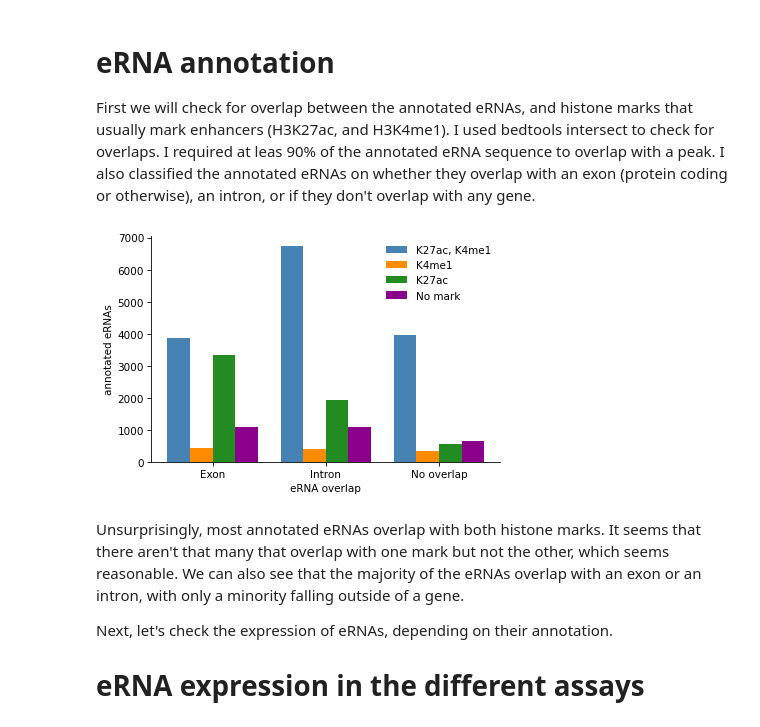
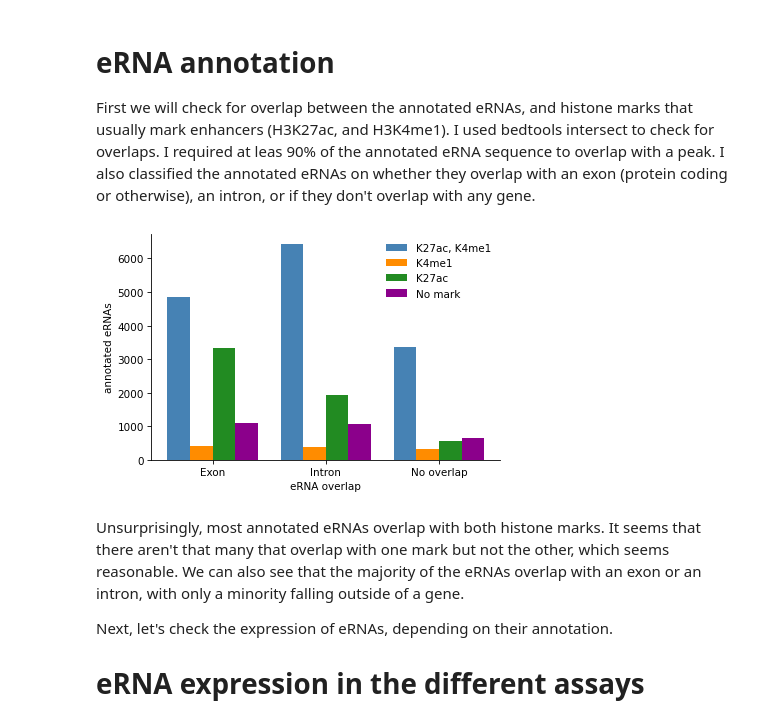
Before and after one commit to bfairkun/ChromatinSplicingQTLs, a Jupyter notebook: analysis/eRNA.ipynb, the cells around one changed output. Cells and saved outputs as stored; diff of their text form; code cells hidden in the pictures.

```diff
--- a/analysis/eRNA.ipynb
+++ b/analysis/eRNA.ipynb
@@ -49,46 +49,47 @@ eRNA_intronOverlap = pd.read_csv('eRNA.Introns.Overlap.bed', sep='\t',
 
 eRNA_ac = pd.read_csv('eRNA.h3k27ac.bed', sep='\t', index_col=3, names = ['chrom', 'start', 'end'])
 eRNA_me = pd.read_csv('eRNA.h3k4me1.bed', sep='\t', index_col=3, names = ['chrom', 'start', 'end'])
+eRNA_o = pd.read_csv('eRNA.overpeaks.bed', sep='\t', index_col=3, names = ['chrom', 'start', 'end'])
 # %% [markdown]
 # eRNA annotation
 
 First we will check for overlap between the annotated eRNAs, and histone marks that usually mark enhancers (H3K27ac, and H3K4me1). I used bedtools intersect to check for overlaps. I required at leas 90% of the annotated eRNA sequence to overlap with a peak. I also classified the annotated eRNAs on whether they overlap with an exon (protein coding or otherwise), an intron, or if they don't overlap with any gene.
 # %%
 x = np.arange(3)
-y1 = [len(eRNA_exon.index.intersection(eRNA_ac.index).intersection(eRNA_me.index)),
-      len(eRNA_intron.index.intersection(eRNA_ac.index).intersection(eRNA_me.index)),
-      len(eRNA_noGene.index.intersection(eRNA_ac.index).intersection(eRNA_me.index))
+y1 = [len(eRNA_exon.index.intersection(eRNA_o.index)),
+      len(eRNA_intron.index.intersection(eRNA_o.index)),
+      len(eRNA_noGene.index.intersection(eRNA_o.index))
      ]
 y2 = [len(eRNA_exon.index.difference(eRNA_ac.index).intersection(eRNA_me.index)),
       len(eRNA_intron.index.difference(eRNA_ac.index).intersection(eRNA_me.index)),
       len(eRNA_noGene.index.difference(eRNA_ac.index).intersection(eRNA_me.index))
      ]
 y3 = [len(eRNA_exon.index.intersection(eRNA_ac.index).difference(eRNA_me.index)),
       len(eRNA_intron.index.intersection(eRNA_ac.index).difference(eRNA_me.index)),
       len(eRNA_noGene.index.intersection(eRNA_ac.index).difference(eRNA_me.index))
      ]
 y4 = [len(eRNA_exon.index.difference(eRNA_ac.index).difference(eRNA_me.index)),
       len(eRNA_intron.index.difference(eRNA_ac.index).difference(eRNA_me.index)),
       len(eRNA_noGene.index.difference(eRNA_ac.index).difference(eRNA_me.index))
      ]
 width = 0.2
 
 fig, ax = plt.subplots(dpi=75)
 ax.bar(x-0.3, y1, width, color='steelblue')
 ax.bar(x-0.1, y2, width, color='darkorange')
 ax.bar(x+0.1, y3, width, color='forestgreen')
 ax.bar(x+0.3, y4, width, color='darkmagenta')
 
 ax.set_xticks(x)
 ax.set_xticklabels(['Exon', 'Intron', 'No overlap'])
 ax.set_xlabel("eRNA overlap")
 ax.set_ylabel("annotated eRNAs")
 ax.spines["right"].set_visible(False)
 ax.spines["top"].set_visible(False)
 ax.legend(["K27ac, K4me1", "K4me1", "K27ac", "No mark"], frameon=False)
 plt.show()
 # %% [output]
-[figure, old version]
+[figure, new version]
 # %% [markdown]
 Unsurprisingly, most annotated eRNAs overlap with both histone marks. It seems that there aren't that many that overlap with one mark but not the other, which seems reasonable. We can also see that the majority of the eRNAs overlap with an exon or an intron, with only a minority falling outside of a gene.
 
```
Also changed, not shown: parts of 10 cells of this notebook.
